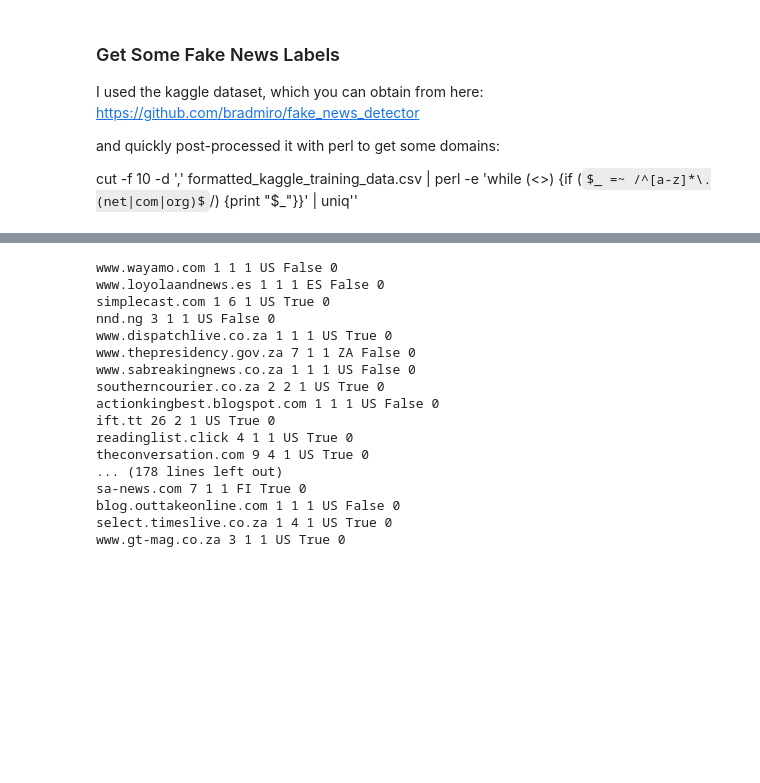
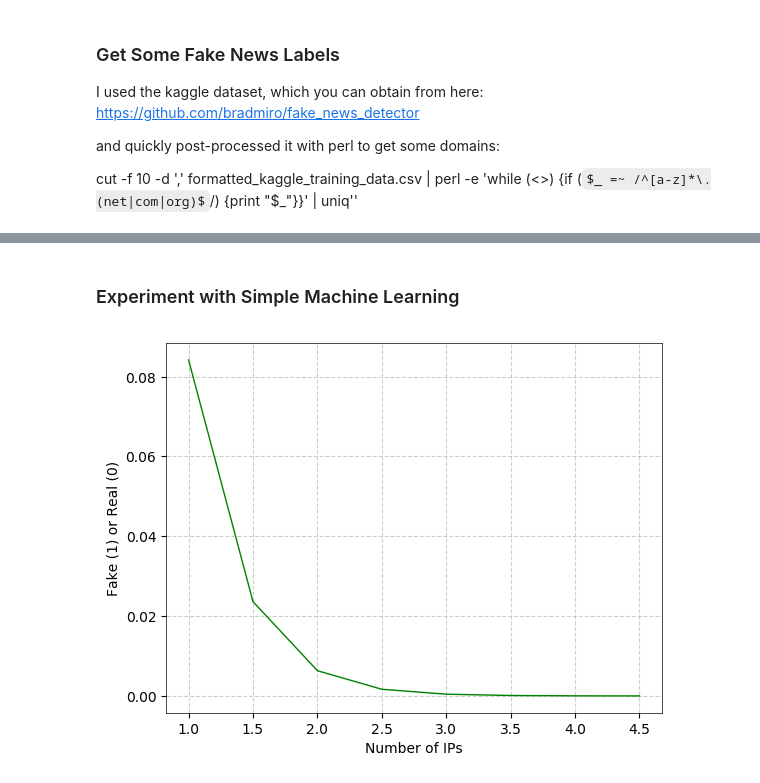
Before and after one commit to noise-lab/twitter-fake-news, a Jupyter notebook: Twitter Fake News Analysis.ipynb, the cells around one changed output, grey strips where cells are left out. Cells and saved outputs as stored; diff of their text form; code cells hidden in the pictures; some formulas as TeX source; blank space fills up the shorter version.

```diff
--- a/Twitter Fake News Analysis.ipynb
+++ b/Twitter Fake News Analysis.ipynb
@@ -192,9 +260,0 @@ for qname in nameservers.keys():
-# %%
-for qname in ns_ips.keys():
-    for i in range(len(ips[qname])):
-        ip_match = geolite2.lookup(ips[qname][i])
-        if ip_match is None:
-            continue
-
-        ip_country = ip_match.country
-        print qname, domains[qname], asndb.lookup(ips[qname][i]), ip_country
@@ -228,7 +270,11 @@ cut -f 10 -d ',' formatted_kaggle_training_data.csv | perl -e 'while (<>) {if ($
 # %%
 fake = defaultdict(int)
 
-with open('/Users/feamster/fake-news-urls.txt') as f:
+with open('./fake-news-urls.txt') as f:
     for l in f.readlines():
         fake[l.strip()] = 1
+
+# add some examples from above for 'fake' from above
+fake['www.myallies.com'] = 1
+fake['www.conservativereview.com'] = 1
 # %%
@@ -242,23 +288,2 @@ zerohedge:  1
-# %%
-for q in domains.keys():
-    if len(host_countries[q]) < 1:
-        continue
-    print q, domains[q], len(set(ips[q])), len(set(host_countries[q])), host_countries[q][0], https[q], fake[q]
-# %% [output]
-www.wayamo.com 1 1 1 US False 0
-www.loyolaandnews.es 1 1 1 ES False 0
-simplecast.com 1 6 1 US True 0
-nnd.ng 3 1 1 US False 0
-www.dispatchlive.co.za 1 1 1 US True 0
-www.thepresidency.gov.za 7 1 1 ZA False 0
-www.sabreakingnews.co.za 1 1 1 US False 0
-southerncourier.co.za 2 2 1 US True 0
-actionkingbest.blogspot.com 1 1 1 US False 0
-ift.tt 26 2 1 US True 0
-readinglist.click 4 1 1 US True 0
-theconversation.com 9 4 1 US True 0
-... (178 lines left out)
-sa-news.com 7 1 1 FI True 0
-blog.outtakeonline.com 1 1 1 US False 0
-select.timeslive.co.za 1 4 1 US True 0
-www.gt-mag.co.za 3 1 1 US True 0
+# %% [markdown]
+### Experiment with Simple Machine Learning
@@ -264,0 +296,18 @@ www.gt-mag.co.za 3 1 1 US True 0
+# %%
+x = numpy.array([]);
+y = numpy.array([]);
+for qname in ips.keys():
+    x = numpy.append(x, len(ips[qname]))
+    y = numpy.append(y,fake[qname])
+# %%
+logistic_regression = linear_model.LogisticRegression(C=50);
+logistic_regression.fit(x.reshape(-1,1), y);
+# %%
+z = np.arange(1, 5, 0.5).reshape(-1, 1);
+plt.plot(z, logistic_regression.predict_proba(z)[:, 1], color='green');
+plt.ylabel("Fake (1) or Real (0)")
+plt.xlabel("Number of IPs")
+plt.grid(linestyle='--', alpha=0.6)
+plt.show()
+# %% [output]
+[figure, added]
```
Also changed, not shown: parts of 31 cells of this notebook, 2 other files.
